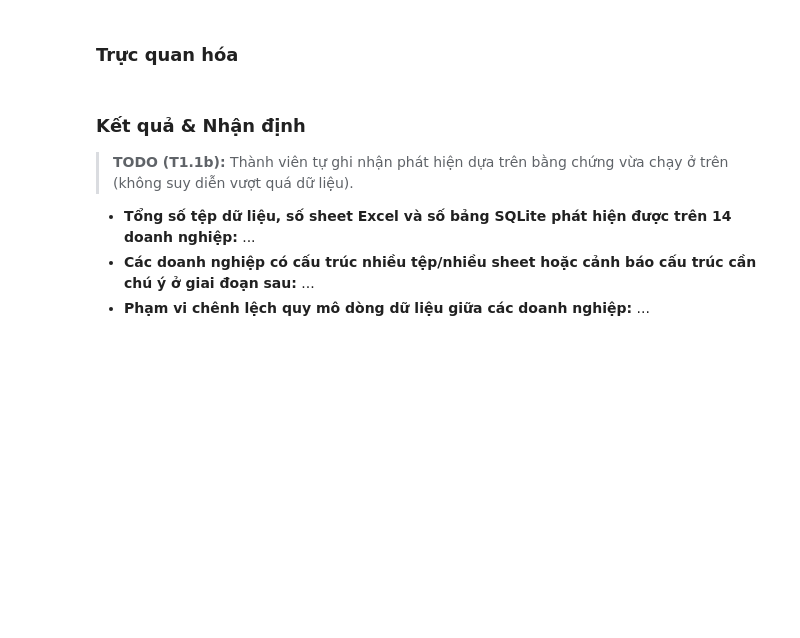
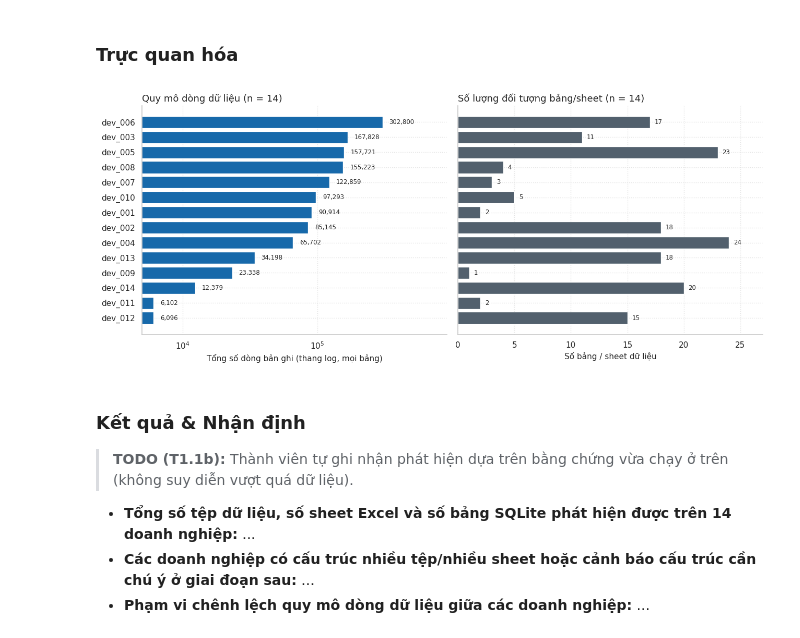
Before and after one commit to itsanhkhoi12/data-visualization-uth, a Jupyter notebook: notebook/01_dataset_discovery.ipynb, the cells around one changed output. Saved outputs shown, nothing was run; the diff lists cells and outputs as text; code cells hidden in the pictures; blank space fills up the shorter version.

```diff
--- a/notebook/01_dataset_discovery.ipynb
+++ b/notebook/01_dataset_discovery.ipynb
@@ -627,9 +666,32 @@ display(per_biz)
 # %% [markdown]
 ### Trực quan hóa
 # %%
-# TODO (T1.1b — Trực quan hóa)
-# Vẽ biểu đồ khám phá so sánh số tệp/sheet theo từng doanh nghiệp và quy mô số dòng (cân nhắc thang log hoặc sắp xếp ngang giảm dần nếu độ lớn chênh lệch nhiều bậc).
-# Lưu ý: Không sử dụng biểu đồ 3D hoặc hai trục tung (dual axis); biểu đồ cột bắt đầu từ 0.
+d_scale = per_biz.reset_index().sort_values("total_record_rows", ascending=True)
+
+fig, axes = plt.subplots(1, 2, figsize=(13, 5.5), sharey=True)
+
+# Biểu đồ 1: Tổng số dòng dữ liệu (thang log do chênh lệch ~50 lần từ 6k đến 302k)
+axes[0].barh(d_scale["business_id"], d_scale["total_record_rows"], color=COLOR_ACCENT_BLUE)
+axes[0].set_xscale("log")
+axes[0].set_xlabel("Tổng số dòng bản ghi (thang log, mọi bảng)")
+axes[0].set_title("Quy mô dòng dữ liệu (n = 14)")
+for y, v in enumerate(d_scale["total_record_rows"]):
+    axes[0].text(v * 1.12, y, f"{v:,}", va="center", fontsize=8.5)
+axes[0].set_xlim(right=d_scale["total_record_rows"].max() * 3)
+
+# Biểu đồ 2: Số lượng bảng / sheet dữ liệu
+axes[1].barh(d_scale["business_id"], d_scale["n_objects"], color=COLOR_GRAY_DARK)
+axes[1].set_xlabel("Số bảng / sheet dữ liệu")
+axes[1].set_title("Số lượng đối tượng bảng/sheet (n = 14)")
+for y, v in enumerate(d_scale["n_objects"]):
+    axes[1].text(v + 0.4, y, str(v), va="center", fontsize=8.5)
+axes[1].set_xlim(0, d_scale["n_objects"].max() + 3)
+
+fig.tight_layout()
+fig.savefig(PHASE1_FIGURES_DIR / "inventory_scale_overview.png")
+plt.show()
+# %% [output]
+[figure, added]
 # %% [markdown]
 ### Kết quả & Nhận định
 
```
Also changed, not shown: parts of 30 cells of this notebook.
